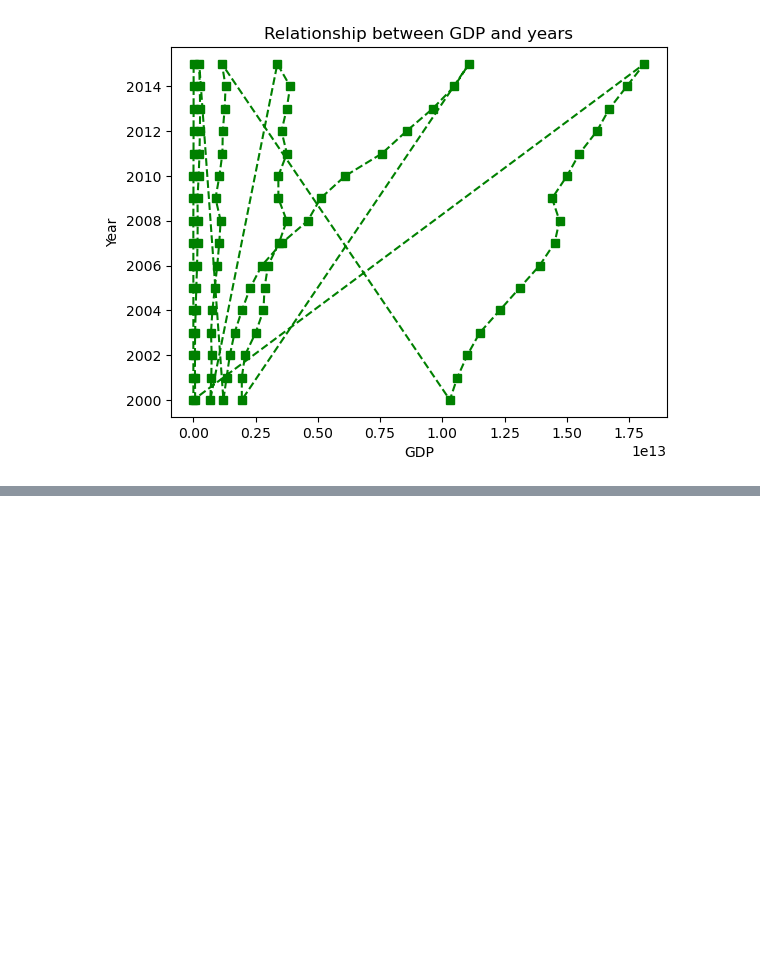
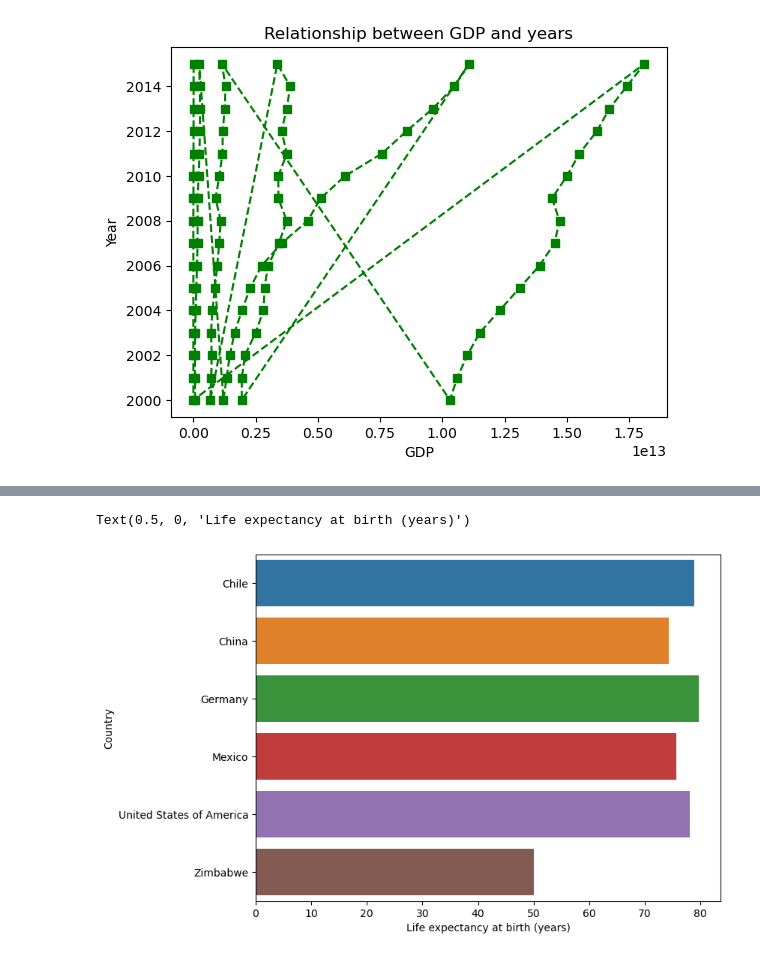
Before and after one commit to ZahraKiashemshaki/Life-Expectancy-GDP-Starter, a Jupyter notebook: life_expectancy_gdp.ipynb, the cells around one changed output, grey strips where cells are left out. Cells and saved outputs as stored; diff of their text form; code cells hidden in the pictures; blank space fills up the shorter version.

```diff
--- a/life_expectancy_gdp.ipynb
+++ b/life_expectancy_gdp.ipynb
@@ -98,0 +129,2 @@ Text(0.5, 1.0, 'Relationship between Countries and LEABY')
+# %%
+dfMeans = df1.drop("Year", axis = 1).groupby("Country").mean().reset_index()
@@ -98,0 +141,7 @@ Text(0.5, 1.0, 'Relationship between Countries and LEABY')
+# %%
+plt.figure(figsize=(8,6))
+sns.barplot(x="LEABY", y="Country", data=dfMeans)
+plt.xlabel("Life expectancy at birth (years)")
+# %% [output]
+Text(0.5, 0, 'Life expectancy at birth (years)')
+[figure, added]
```
Also changed, not shown: parts of 14 cells of this notebook.
